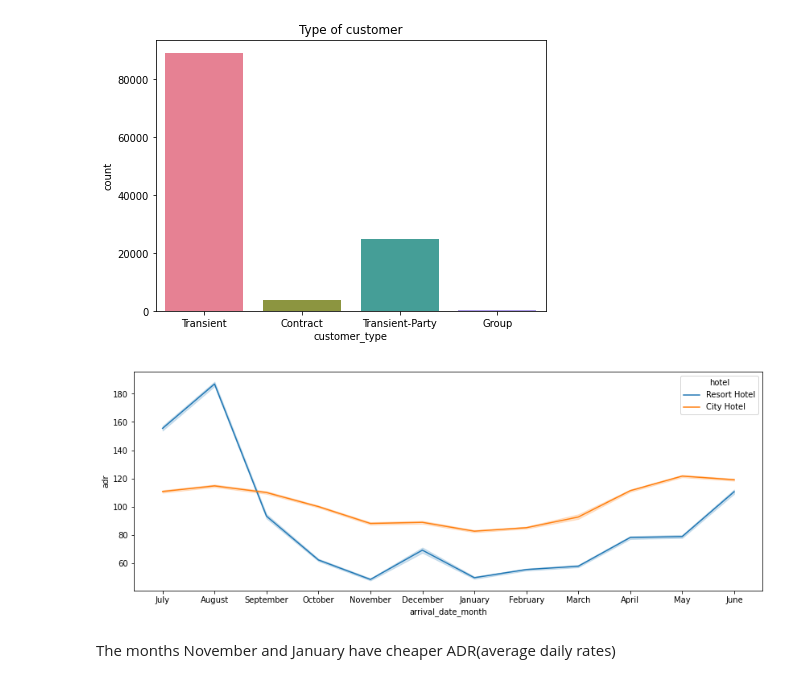
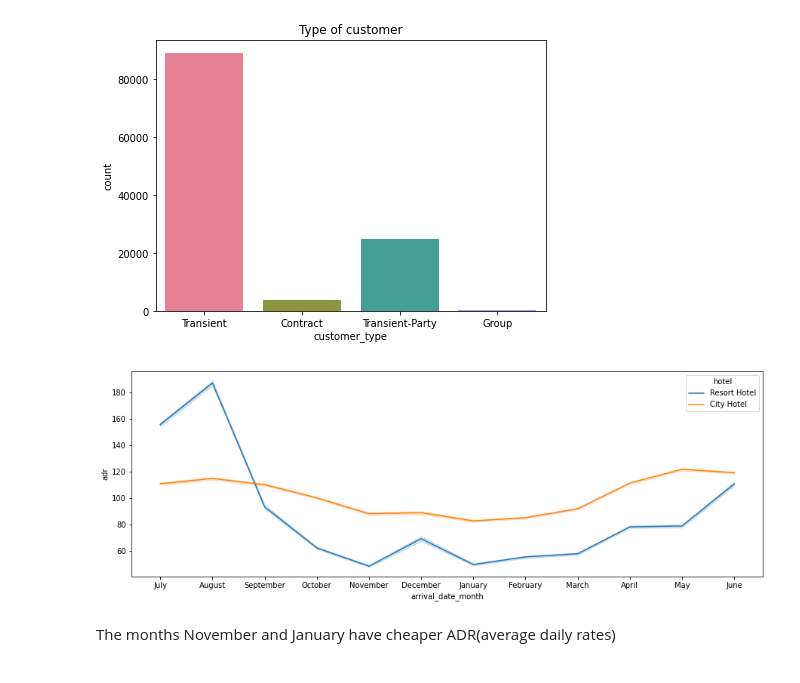
Before and after one commit to iam-ajitkumartoppo/hotel-booking-analysis, a Jupyter notebook: EDA_Hotel_Booking_Analysis_Capstone_Project.ipynb, the cells around one changed output. Cells and saved outputs as stored; diff of their text form; code cells hidden in the pictures.

```diff
--- a/EDA_Hotel_Booking_Analysis_Capstone_Project.ipynb
+++ b/EDA_Hotel_Booking_Analysis_Capstone_Project.ipynb
@@ -89,8 +89,8 @@ dtype: int64
 The columns “agent” and “company” have a high number of missing values.
 As these columns won’t be relevant for our analysis, we can delete them.
 # %%
-#we delete the 'agent' and 'company' columns
-df = df.drop(["agent","company"],axis=1)
+#we replace the null values in 'agent' and 'company' with zero
+df[['agent','company']]=df[['agent','company']].fillna(0)
 # %%
 #The columns “children” and “country” have a low percentage of missing values.
 # We remove the full row on missing cells.
@@ -359,12 +359,14 @@ Contract            4076
 Group                570
 Name: customer_type, dtype: int64
 [figure]
+# %%
+df.drop(df[df['adr']>5000].index, inplace=True)
 # %%
 #lineplot of the adr for different hotel types
-plt.figure(figsize=(14,5))
+plt.figure(figsize=(15,5))
 sns.lineplot(x='arrival_date_month', y='adr', hue='hotel', data= df)
 plt.show()
 # %% [output]
-[figure, old version]
+[figure, new version]
 # %% [markdown]
 The months November and January have cheaper ADR(average daily rates)
```
Also changed, not shown: parts of 13 cells of this notebook.
